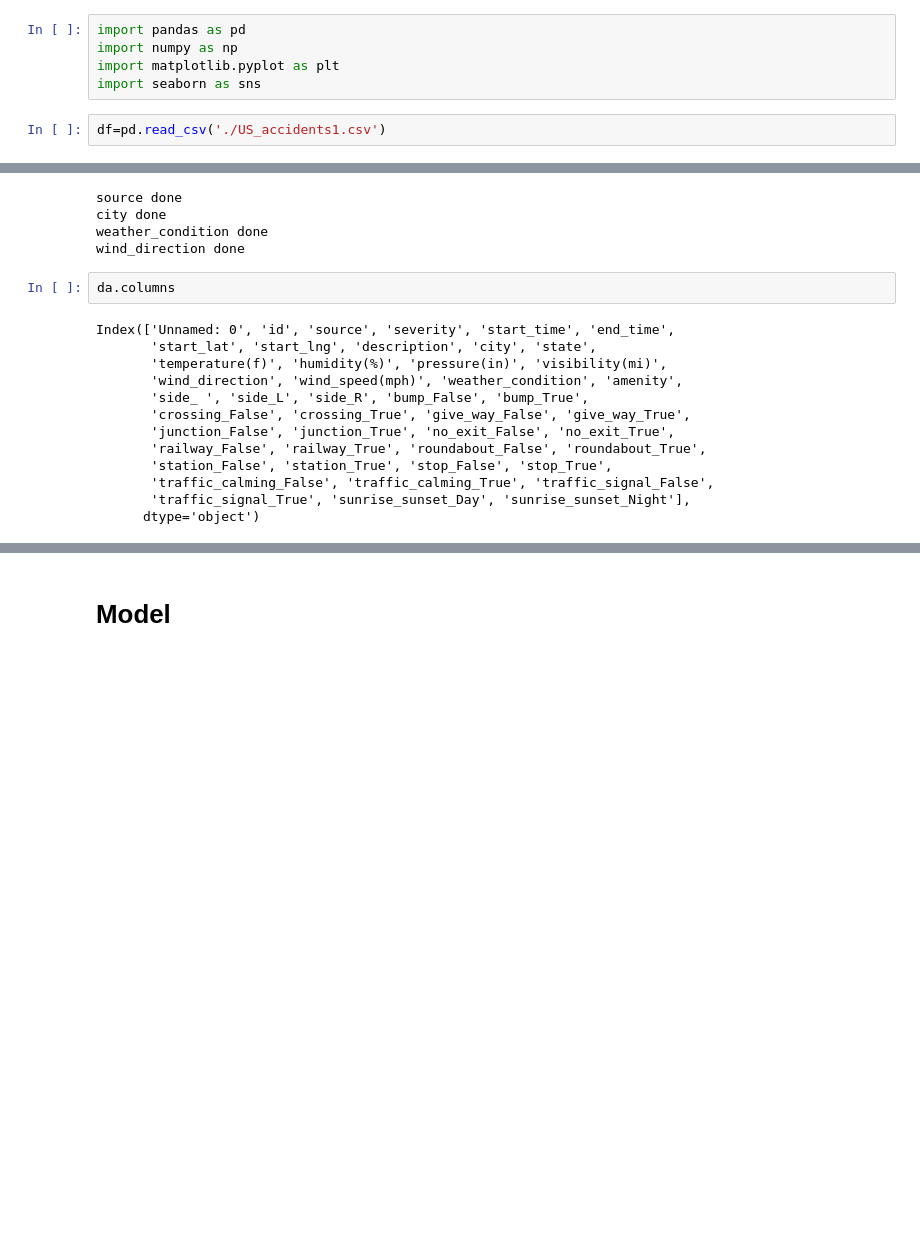
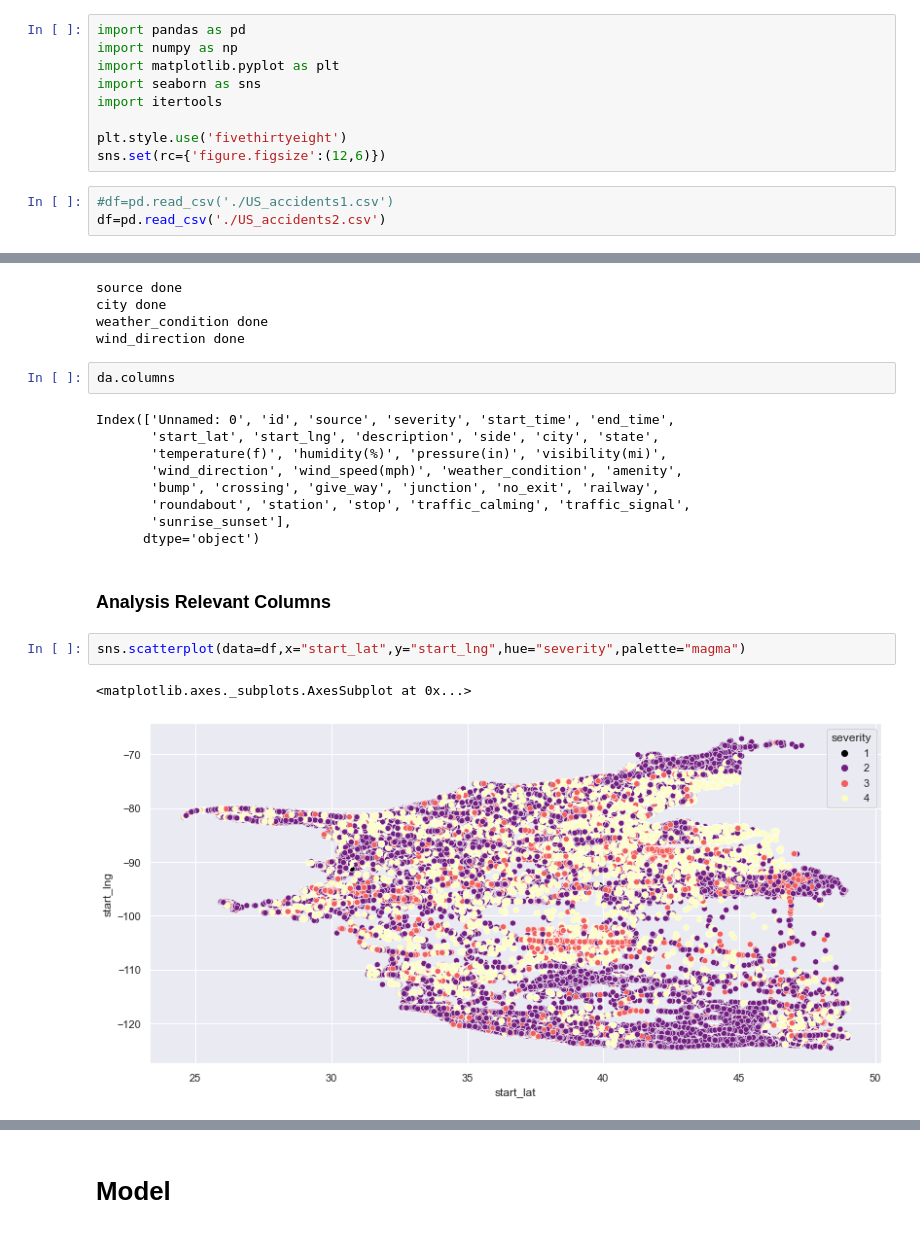
Before and after one commit to pvn-leo/DataAnalytics, a Jupyter notebook: model1.ipynb, the cells around one changed output, grey strips where cells are left out. Cells and saved outputs as stored; diff of their text form; blank space fills up the shorter version.

```diff
--- a/model1.ipynb
+++ b/model1.ipynb
@@ -18,8 +18,13 @@ import pandas as pd
 import numpy as np
 import matplotlib.pyplot as plt
 import seaborn as sns
+import itertools
+
+plt.style.use('fivethirtyeight')
+sns.set(rc={'figure.figsize':(12,6)})
 # %%
-df=pd.read_csv('./US_accidents1.csv')
+#df=pd.read_csv('./US_accidents1.csv')
+df=pd.read_csv('./US_accidents2.csv')
 # %%
 print("Rows : ", df.shape[0])
 print("Columns : ", df.shape[1])
@@ -153,14 +178,17 @@ wind_direction done
 da.columns
 # %% [output]
 Index(['Unnamed: 0', 'id', 'source', 'severity', 'start_time', 'end_time',
-       'start_lat', 'start_lng', 'description', 'city', 'state',
+       'start_lat', 'start_lng', 'description', 'side', 'city', 'state',
        'temperature(f)', 'humidity(%)', 'pressure(in)', 'visibility(mi)',
        'wind_direction', 'wind_speed(mph)', 'weather_condition', 'amenity',
-       'side_ ', 'side_L', 'side_R', 'bump_False', 'bump_True',
-       'crossing_False', 'crossing_True', 'give_way_False', 'give_way_True',
-       'junction_False', 'junction_True', 'no_exit_False', 'no_exit_True',
-       'railway_False', 'railway_True', 'roundabout_False', 'roundabout_True',
-       'station_False', 'station_True', 'stop_False', 'stop_True',
-       'traffic_calming_False', 'traffic_calming_True', 'traffic_signal_False',
-       'traffic_signal_True', 'sunrise_sunset_Day', 'sunrise_sunset_Night'],
+       'bump', 'crossing', 'give_way', 'junction', 'no_exit', 'railway',
+       'roundabout', 'station', 'stop', 'traffic_calming', 'traffic_signal',
+       'sunrise_sunset'],
       dtype='object')
+# %% [markdown]
+### Analysis Relevant Columns
+# %%
+sns.scatterplot(data=df,x="start_lat",y="start_lng",hue="severity",palette="magma")
+# %% [output]
+<matplotlib.axes._subplots.AxesSubplot at 0x...>
+[figure, added]
```
Also changed, not shown: parts of 19 cells of this notebook.
